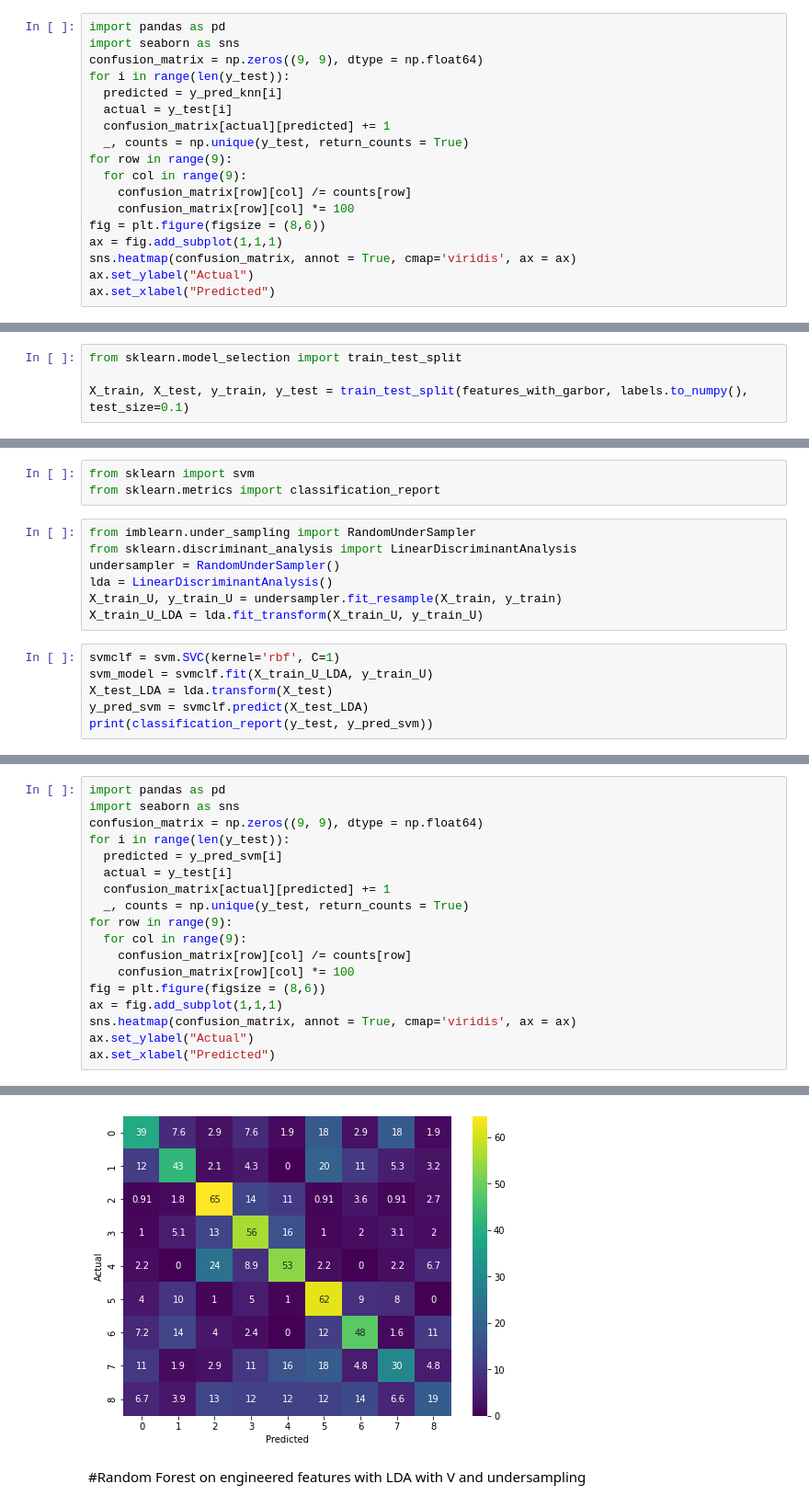
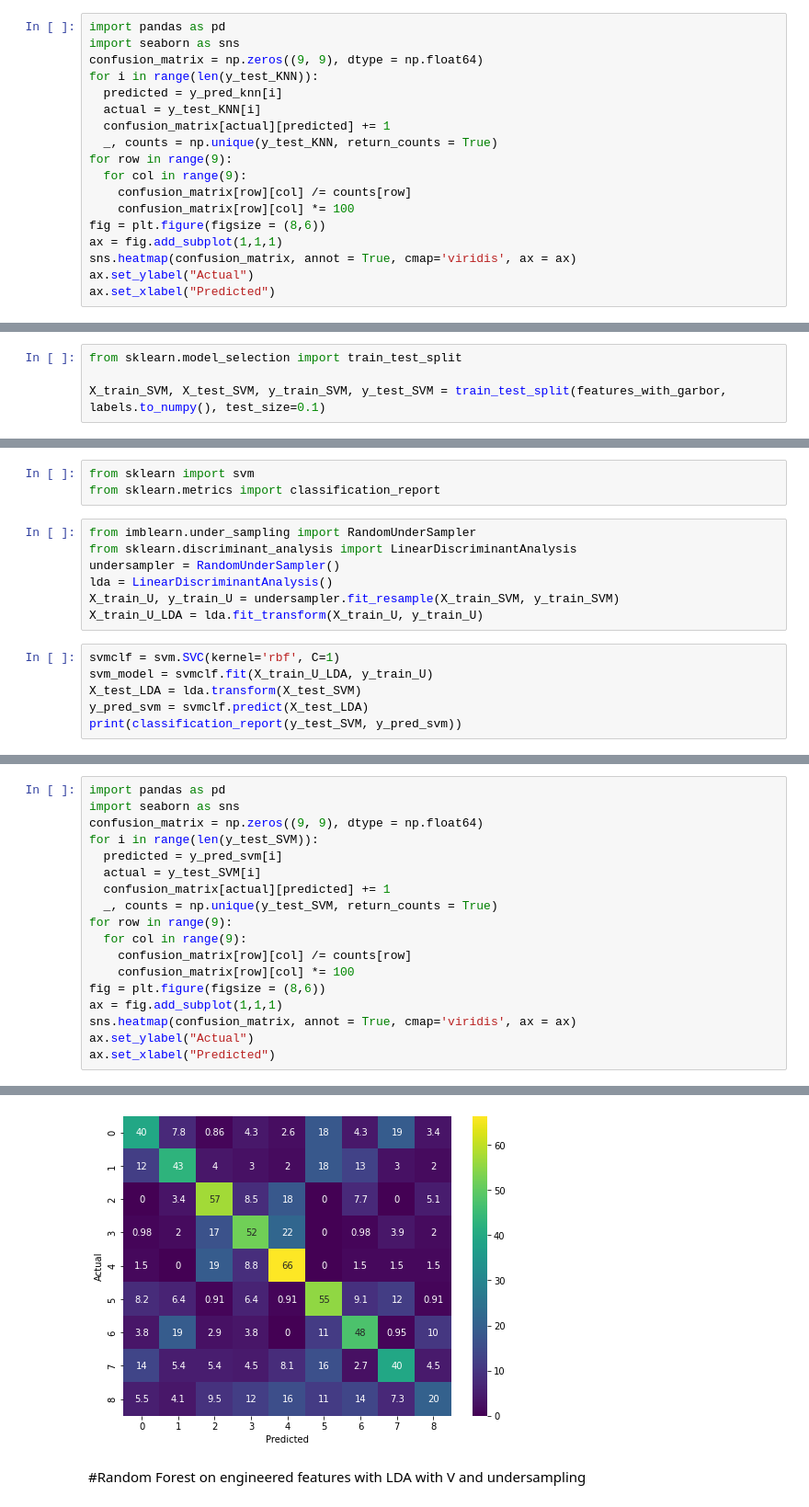
Before and after one commit to limweiliang/weed-classifier, a Jupyter notebook: deepweedsfe.ipynb, the cells around one changed output, grey strips where cells are left out. Shown at 92% size. Cells and saved outputs as stored; diff of their text form.

```diff
--- a/deepweedsfe.ipynb
+++ b/deepweedsfe.ipynb
@@ -101,11 +101,11 @@ weighted avg       0.55      0.30      0.29      1751
 import pandas as pd
 import seaborn as sns
 confusion_matrix = np.zeros((9, 9), dtype = np.float64)
-for i in range(len(y_test)):
+for i in range(len(y_test_KNN)):
   predicted = y_pred_knn[i]
-  actual = y_test[i]
+  actual = y_test_KNN[i]
   confusion_matrix[actual][predicted] += 1
-  _, counts = np.unique(y_test, return_counts = True)
+  _, counts = np.unique(y_test_KNN, return_counts = True)
 for row in range(9):
   for col in range(9):
     confusion_matrix[row][col] /= counts[row]
@@ -123,7 +123,7 @@ Text(0.5, 33.0, 'Predicted')
 # %%
 from sklearn.model_selection import train_test_split
 
-X_train, X_test, y_train, y_test = train_test_split(features_with_garbor, labels.to_numpy(), test_size=0.1)
+X_train_SVM, X_test_SVM, y_train_SVM, y_test_SVM = train_test_split(features_with_garbor, labels.to_numpy(), test_size=0.1)
 # %%
 from imblearn.pipeline import Pipeline, make_pipeline
 from imblearn.under_sampling import RandomUnderSampler
@@ -162,14 +162,14 @@ from imblearn.under_sampling import RandomUnderSampler
 from sklearn.discriminant_analysis import LinearDiscriminantAnalysis
 undersampler = RandomUnderSampler()
 lda = LinearDiscriminantAnalysis()
-X_train_U, y_train_U = undersampler.fit_resample(X_train, y_train)
+X_train_U, y_train_U = undersampler.fit_resample(X_train_SVM, y_train_SVM)
 X_train_U_LDA = lda.fit_transform(X_train_U, y_train_U)
 # %%
 svmclf = svm.SVC(kernel='rbf', C=1)
 svm_model = svmclf.fit(X_train_U_LDA, y_train_U)
-X_test_LDA = lda.transform(X_test)
+X_test_LDA = lda.transform(X_test_SVM)
 y_pred_svm = svmclf.predict(X_test_LDA)
-print(classification_report(y_test, y_pred_svm))
+print(classification_report(y_test_SVM, y_pred_svm))
 # %% [output]
               precision    recall  f1-score   support
 
@@ -189,24 +189,24 @@ weighted avg       0.57      0.33      0.32      1751
 # %%
 import pandas as pd
 import seaborn as sns
 confusion_matrix = np.zeros((9, 9), dtype = np.float64)
-for i in range(len(y_test)):
+for i in range(len(y_test_SVM)):
   predicted = y_pred_svm[i]
-  actual = y_test[i]
+  actual = y_test_SVM[i]
   confusion_matrix[actual][predicted] += 1
-  _, counts = np.unique(y_test, return_counts = True)
+  _, counts = np.unique(y_test_SVM, return_counts = True)
 for row in range(9):
   for col in range(9):
     confusion_matrix[row][col] /= counts[row]
     confusion_matrix[row][col] *= 100
 fig = plt.figure(figsize = (8,6))
 ax = fig.add_subplot(1,1,1)
 sns.heatmap(confusion_matrix, annot = True, cmap='viridis', ax = ax)
 ax.set_ylabel("Actual")
 ax.set_xlabel("Predicted")
 # %% [output]
 Text(0.5, 33.0, 'Predicted')
-[figure, old version]
+[figure, new version]
 # %% [markdown]
 #Random Forest on engineered features with LDA with V and undersampling
 # %%
```
Also changed, not shown: parts of 20 cells of this notebook.
